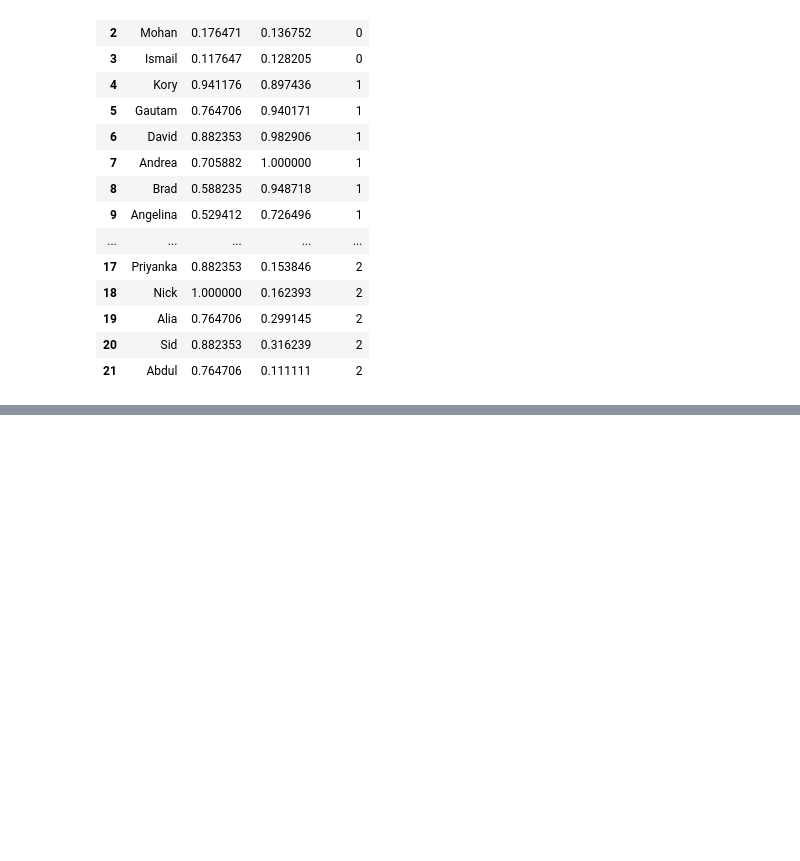
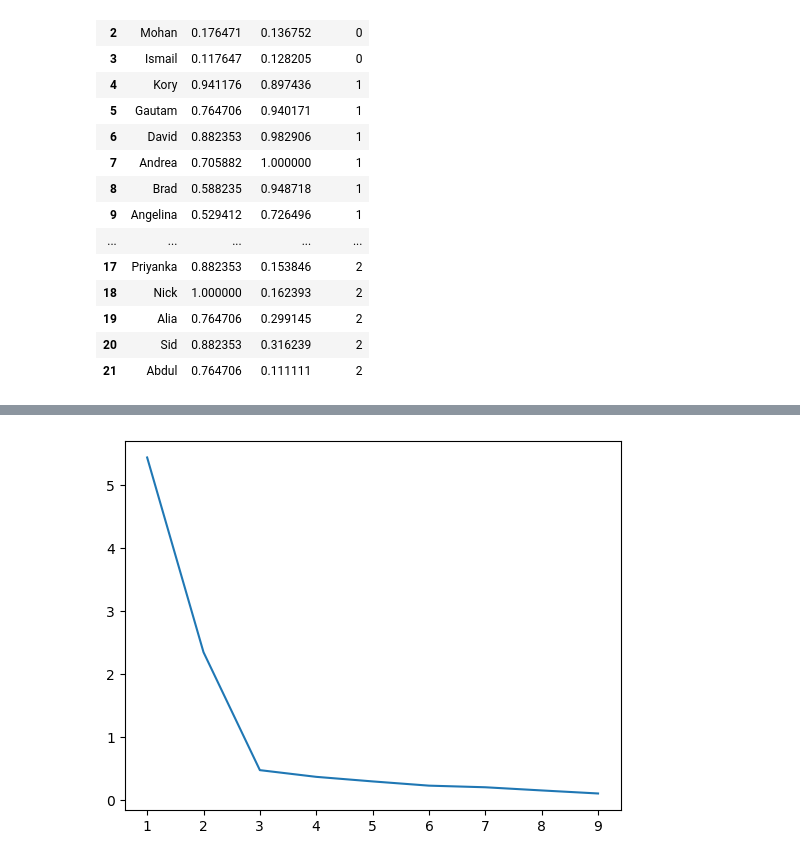
Before and after one commit to Aifedayo/data-science-maths, a Jupyter notebook: kmeans-income.ipynb, the cells around one changed output, grey strips where cells are left out. Cells and saved outputs as stored; diff of their text form; code cells hidden in the pictures; blank space fills up the shorter version.

```diff
--- a/kmeans-income.ipynb
+++ b/kmeans-income.ipynb
@@ -120,0 +118,6 @@ plt.scatter()
+# %%
+sse = []
+for i in range(1,10):
+    km = KMeans(n_clusters=i)
+    km.fit(df[['Age', 'Income($)']])
+    sse.append(km.inertia_)
@@ -120,0 +136,4 @@ plt.scatter()
+# %%
+plt.plot(range(1,10), sse);
+# %% [output]
+[figure, added]
```
Also changed, not shown: parts of 3 cells of this notebook.
